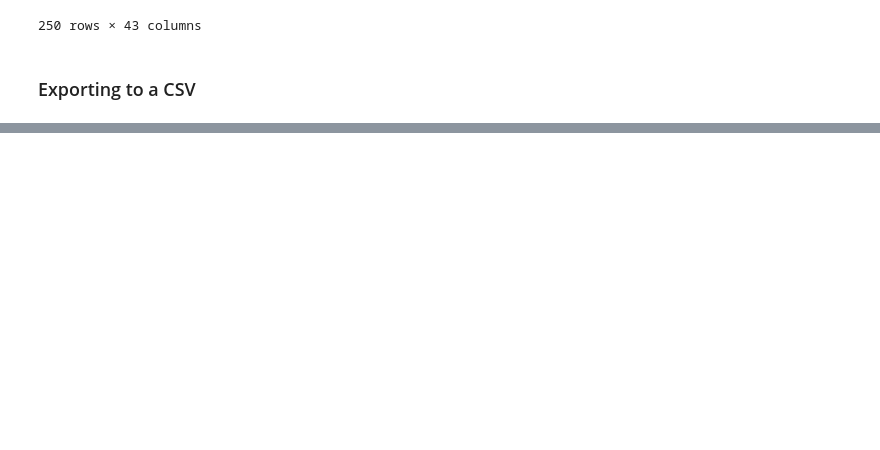
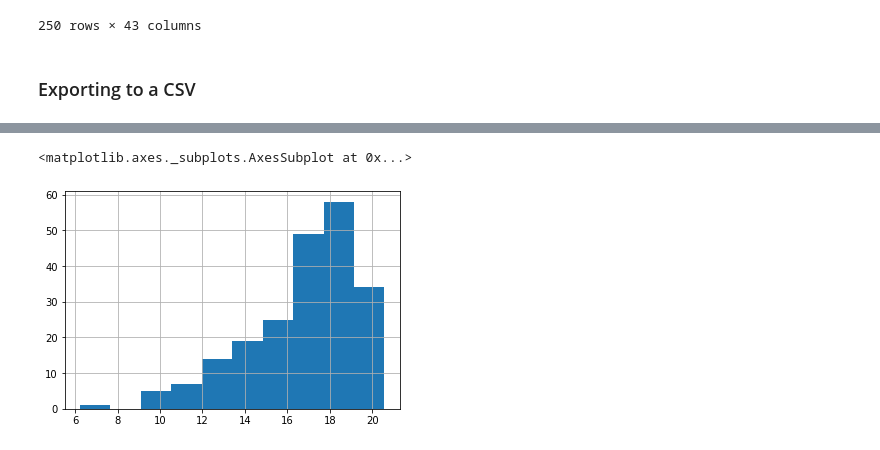
Before and after one commit to nlgriffin/IMDB_Scraper, a Jupyter notebook: web_scrapper_final.ipynb, the cells around one changed output, grey strips where cells are left out. Cells and saved outputs as stored; diff of their text form; code cells hidden in the pictures; blank space fills up the shorter version.

```diff
--- a/web_scrapper_final.ipynb
+++ b/web_scrapper_final.ipynb
@@ -391,0 +518,5 @@ df_final.to_csv("df_top250.csv")
+# %%
+np.log(movies2.loc[movies2['gross_usa']!=0]['gross_usa']).hist()
+# %% [output]
+<matplotlib.axes._subplots.AxesSubplot at 0x...>
+[figure, added]
```
Also changed, not shown: parts of 32 cells of this notebook.
